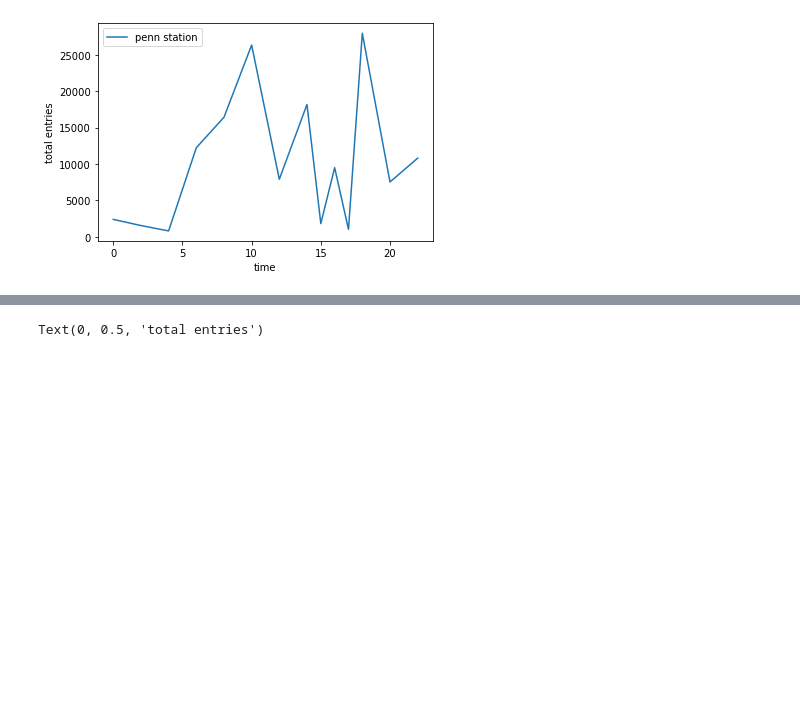
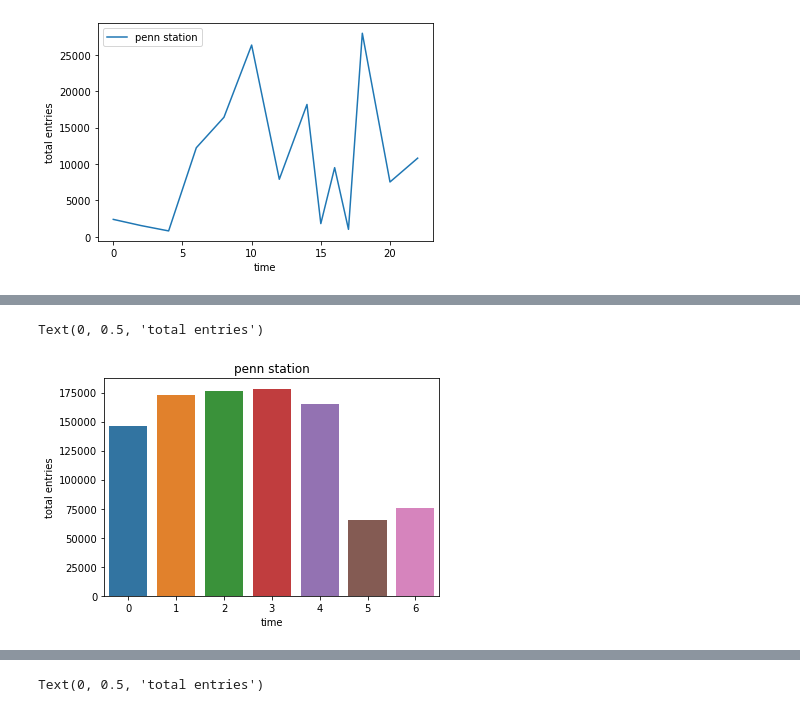
Before and after one commit to abarela13/onl_ds5_project_1, a Jupyter notebook: penn_station_data.ipynb, the cells around one changed output, grey strips where cells are left out. Cells and saved outputs as stored; diff of their text form; code cells hidden in the pictures; blank space fills up the shorter version.

Commit message:
Modified penn_station_data and slides

```diff
--- a/penn_station_data.ipynb
+++ b/penn_station_data.ipynb
@@ -174,3 +174,11 @@ ax.set_ylabel('total entries')
 # %% [output]
 Text(0, 0.5, 'total entries')
 [figure]
+# %%
+# Day of week daily entries
+# Sum over all turnstiles
+# penn_total = penn_filter2.groupby(["day_of_week","median_hour"])['avg_entries'].sum().reset_index()
+
+# Sum over hours for one day
+penn_total_byweek = penn_total.groupby("day_of_week")['avg_entries'].sum().reset_index()
+penn_total_byweek
@@ -177,3 +194,12 @@ Text(0, 0.5, 'total entries')
+# %%
+# Barplot showing entries of the hour in a day
+ax = sns.barplot(x='day_of_week', y= 'avg_entries', data = penn_total_byweek)
+ax.set_title('penn station')
+ax.set_xlabel('time')
+ax.set_ylabel('total entries')
+# %% [output]
+Text(0, 0.5, 'total entries')
+[figure, added]
 # %%
 # weekday/weekend
 penn_weekday = penn_filter2[penn_filter2['day_of_week'] < 5]
```
Also changed, not shown: parts of 3 cells of this notebook, 1 other file.
